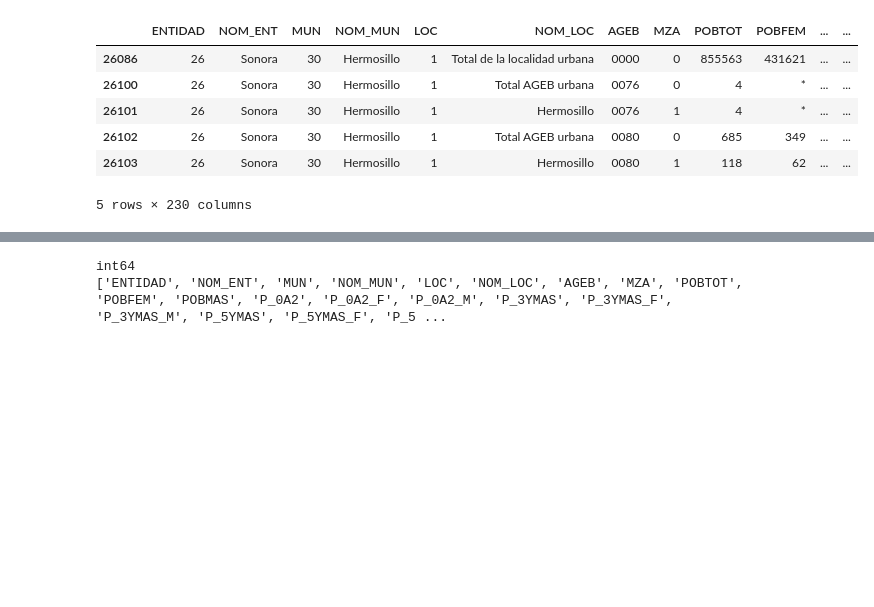
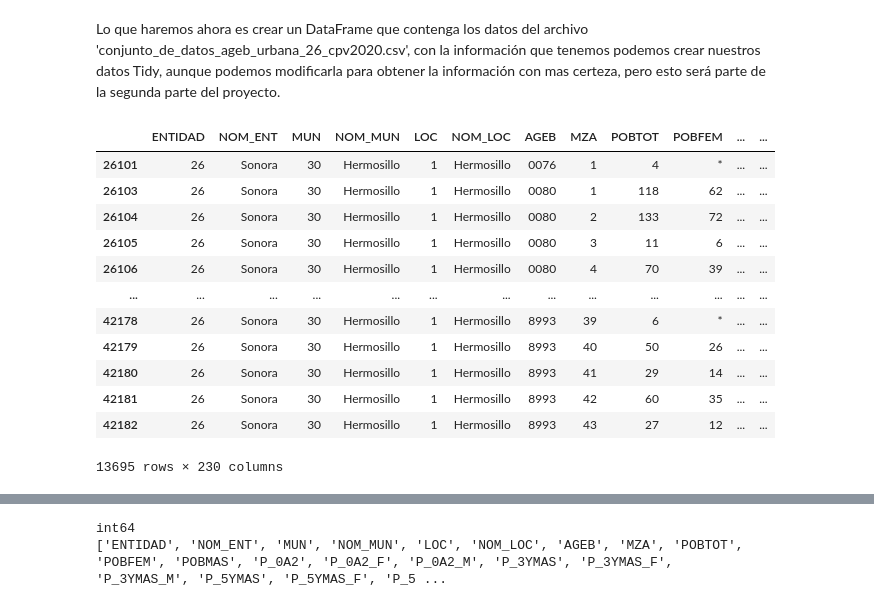
Before and after one commit to BSM-Analytics/proyecto-baches-hmo, a Jupyter notebook: notebooks/tidy.ipynb, the cells around one changed output, grey strips where cells are left out. Cells and saved outputs as stored; diff of their text form; code cells hidden in the pictures; blank space fills up the shorter version.

Commit message:
Escribí mejor el notebook tidy.ipynb

```diff
--- a/notebooks/tidy.ipynb
+++ b/notebooks/tidy.ipynb
@@ -29,13 +66,21 @@ Datum: International Terrestrial Reference Frame 1992
+# %% [markdown]
+Lo que haremos ahora es crear un DataFrame que contenga los datos del archivo 'conjunto_de_datos_ageb_urbana_26_cpv2020.csv', con la información que tenemos podemos crear nuestros datos Tidy, aunque podemos modificarla para obtener la información con mas certeza, pero esto será parte de la segunda parte del proyecto.
 # %%
 hmo_ec_2020 = pd.read_csv(directorio + 'conjunto_de_datos_ageb_urbana_26_cpv2020.csv')
-hmo_ec_2020 = hmo_ec_2020[(hmo_ec_2020['LOC']==1) & (hmo_ec_2020['MUN']==30)]
+hmo_ec_2020 = hmo_ec_2020[hmo_ec_2020['NOM_LOC']=='Hermosillo']
 hmo_ec_2020 = hmo_ec_2020[hmo_ec_2020['POBTOT'] != 0]
-hmo_ec_2020.head()
+hmo_ec_2020
 # %% [output]
 |  | ENTIDAD | NOM_ENT | MUN | NOM_MUN | LOC | NOM_LOC | AGEB | MZA | POBTOT | POBFEM | ... | ... |
-| 26086 | 26 | Sonora | 30 | Hermosillo | 1 | Total de la localidad urbana | 0000 | 0 | 855563 | 431621 | ... | ... |
-| 26100 | 26 | Sonora | 30 | Hermosillo | 1 | Total AGEB urbana | 0076 | 0 | 4 | * | ... | ... |
 | 26101 | 26 | Sonora | 30 | Hermosillo | 1 | Hermosillo | 0076 | 1 | 4 | * | ... | ... |
-| 26102 | 26 | Sonora | 30 | Hermosillo | 1 | Total AGEB urbana | 0080 | 0 | 685 | 349 | ... | ... |
 | 26103 | 26 | Sonora | 30 | Hermosillo | 1 | Hermosillo | 0080 | 1 | 118 | 62 | ... | ... |
+| 26104 | 26 | Sonora | 30 | Hermosillo | 1 | Hermosillo | 0080 | 2 | 133 | 72 | ... | ... |
+| 26105 | 26 | Sonora | 30 | Hermosillo | 1 | Hermosillo | 0080 | 3 | 11 | 6 | ... | ... |
+| 26106 | 26 | Sonora | 30 | Hermosillo | 1 | Hermosillo | 0080 | 4 | 70 | 39 | ... | ... |
+| ... | ... | ... | ... | ... | ... | ... | ... | ... | ... | ... | ... | ... |
+| 42178 | 26 | Sonora | 30 | Hermosillo | 1 | Hermosillo | 8993 | 39 | 6 | * | ... | ... |
+| 42179 | 26 | Sonora | 30 | Hermosillo | 1 | Hermosillo | 8993 | 40 | 50 | 26 | ... | ... |
+| 42180 | 26 | Sonora | 30 | Hermosillo | 1 | Hermosillo | 8993 | 41 | 29 | 14 | ... | ... |
+| 42181 | 26 | Sonora | 30 | Hermosillo | 1 | Hermosillo | 8993 | 42 | 60 | 35 | ... | ... |
+| 42182 | 26 | Sonora | 30 | Hermosillo | 1 | Hermosillo | 8993 | 43 | 27 | 12 | ... | ... |
-5 rows × 230 columns
+13695 rows × 230 columns
```
Also changed, not shown: parts of 19 cells of this notebook.
